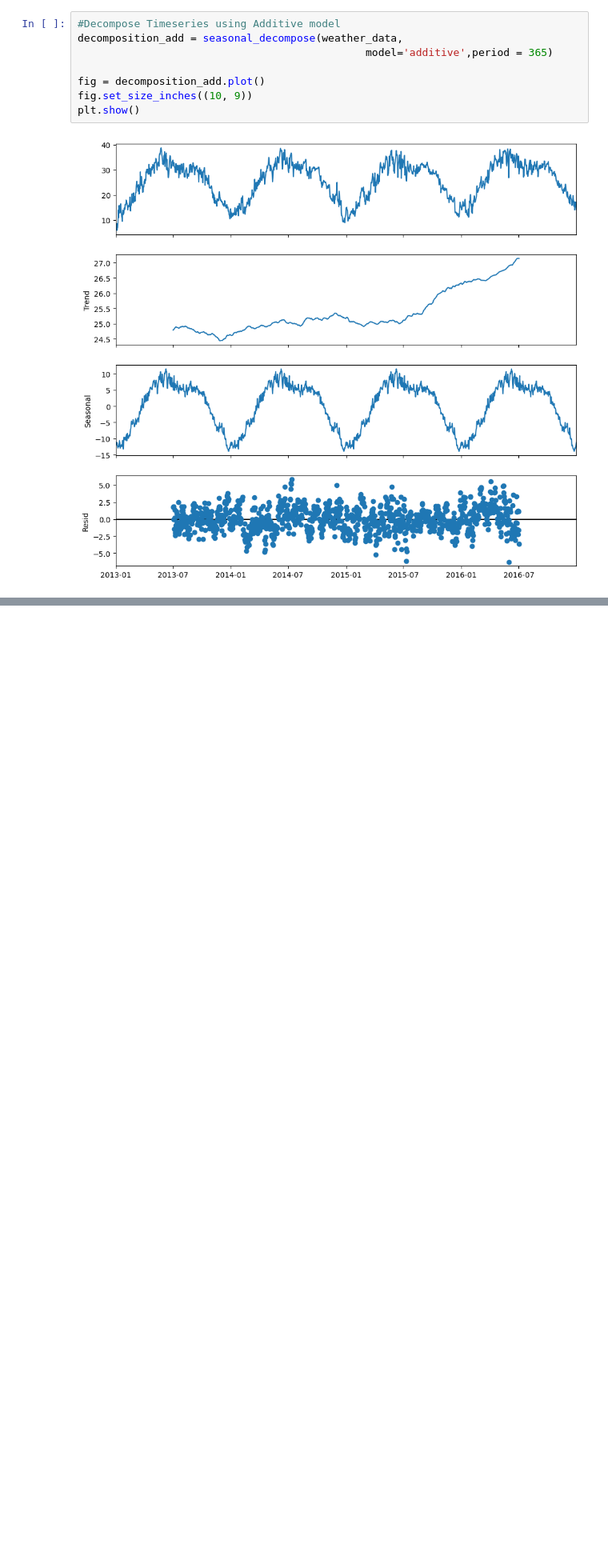
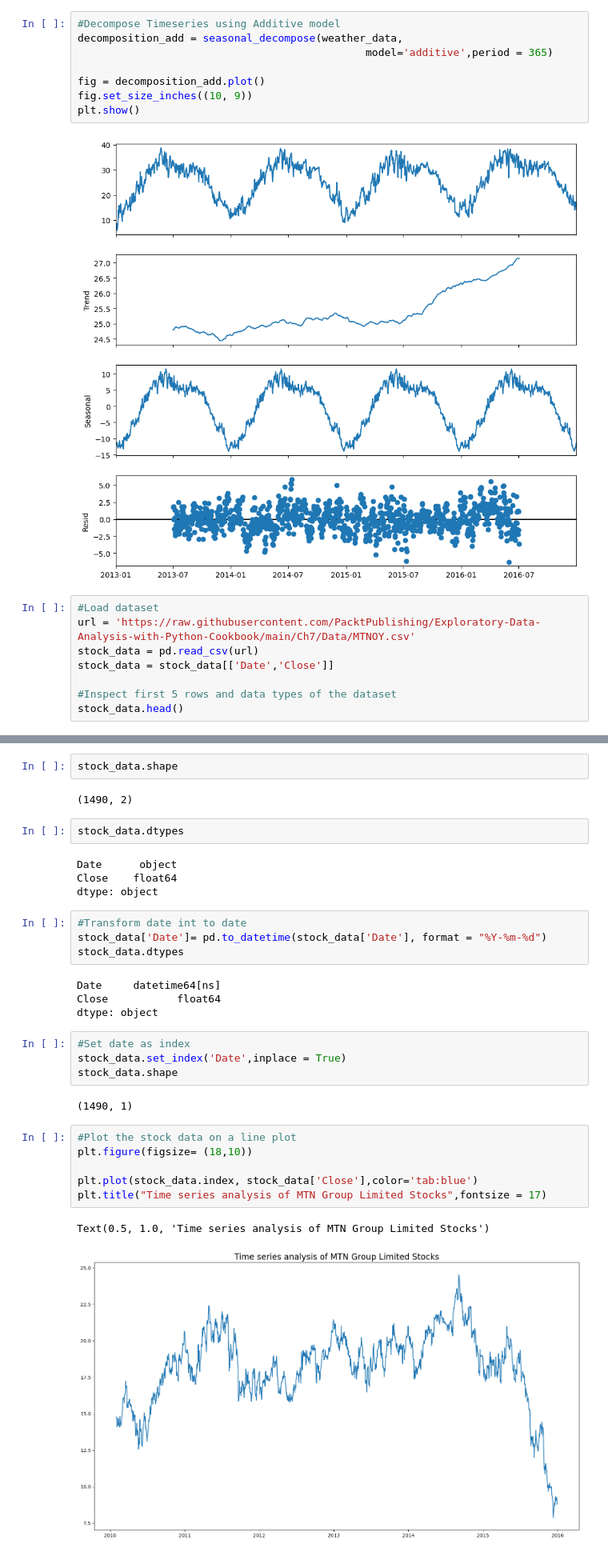
Before and after one commit to yastiaisyah/AnalisisDataForensik, a Jupyter notebook: CH7.ipynb, the cells around one changed output, grey strips where cells are left out. Shown at 80% size. Drawn from its saved outputs; the diff is of its cells as text; blank space fills up the shorter version.

```diff
--- a/CH7.ipynb
+++ b/CH7.ipynb
@@ -192,3 +335,11 @@ fig.set_size_inches((10, 9))
 plt.show()
 # %% [output]
 [figure]
+# %%
+#Load dataset
+url = 'https://raw.githubusercontent.com/PacktPublishing/Exploratory-Data-Analysis-with-Python-Cookbook/main/Ch7/Data/MTNOY.csv'
+stock_data = pd.read_csv(url)
+stock_data = stock_data[['Date','Close']]
+
+#Inspect first 5 rows and data types of the dataset
+stock_data.head()
@@ -194,0 +353,33 @@ plt.show()
+# %%
+stock_data.shape
+# %% [output]
+(1490, 2)
+# %%
+stock_data.dtypes
+# %% [output]
+Date      object
+Close    float64
+dtype: object
+# %%
+#Transform date int to date
+stock_data['Date']= pd.to_datetime(stock_data['Date'], format = "%Y-%m-%d")
+stock_data.dtypes
+# %% [output]
+Date     datetime64[ns]
+Close           float64
+dtype: object
+# %%
+#Set date as index
+stock_data.set_index('Date',inplace = True)
+stock_data.shape
+# %% [output]
+(1490, 1)
+# %%
+#Plot the stock data on a line plot
+plt.figure(figsize= (18,10))
+
+plt.plot(stock_data.index, stock_data['Close'],color='tab:blue')
+plt.title("Time series analysis of MTN Group Limited Stocks",fontsize = 17)
+# %% [output]
+Text(0.5, 1.0, 'Time series analysis of MTN Group Limited Stocks')
+[figure, added]
```
Also changed, not shown: parts of 20 cells of this notebook.
